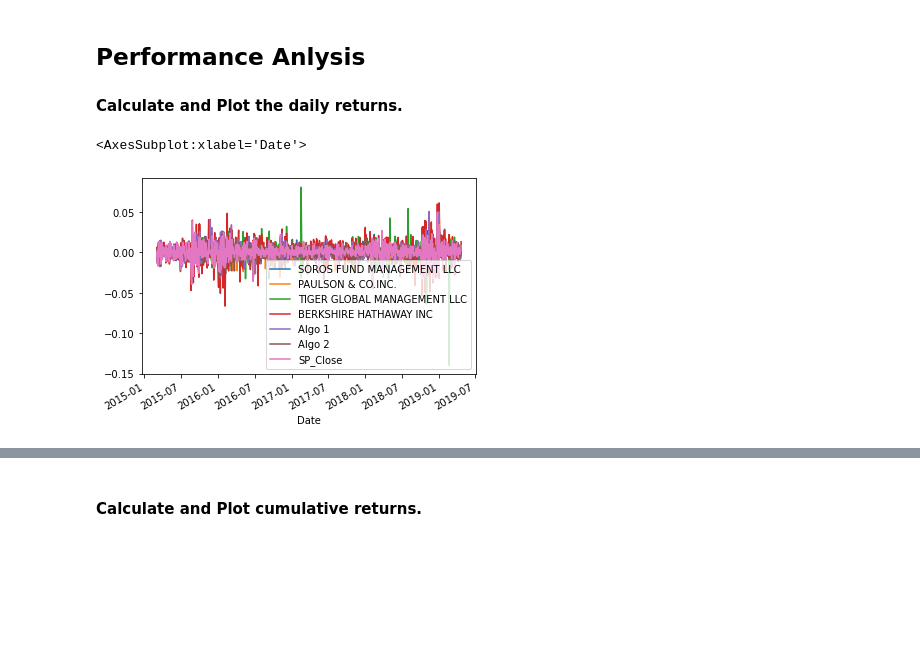
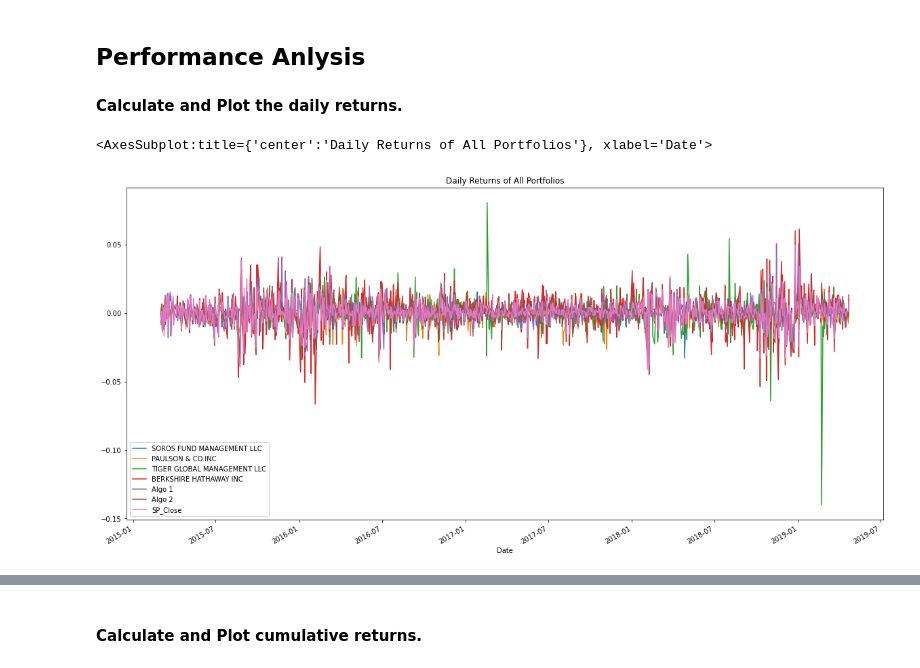
Before and after one commit to joseolasa/python-challenge, a Jupyter notebook: Whale_Analysis/whale_analysis.ipynb, the cells around one changed output, grey strips where cells are left out. Drawn from its saved outputs; the diff is of its cells as text; code cells hidden in the pictures; blank space fills up the shorter version.

```diff
--- a/Whale_Analysis/whale_analysis.ipynb
+++ b/Whale_Analysis/whale_analysis.ipynb
@@ -140,8 +136,8 @@ Close    float64
 dtype: object
 # %%
 # Calculate Daily Returns
-SP_returns = SP_returns.pct_change()
-SP_returns.head()
+sp_returns = sp_returns.pct_change()
+sp_returns.head()
 # %% [output]
 |  | Close |
 | Date |  |
@@ -152,8 +148,8 @@ SP_returns.head()
 | 2012-10-05 | -0.000322 |
 # %%
 # Drop nulls
-SP_returns.dropna(inplace= True)
-SP_returns.head()
+sp_returns.dropna(inplace= True)
+sp_returns.head()
 # %% [output]
 |  | Close |
 | Date |  |
@@ -164,6 +160,6 @@ SP_returns.head()
 | 2012-10-08 | -0.003457 |
 # %%
 # Rename `Close` Column to be specific to this portfolio.
-SP_returns = SP_returns.rename(columns={'Close':'SP_Close'})
+sp_returns = sp_returns.rename(columns={'Close':'SP_Close'})
 # %% [markdown]
 ## Combine Whale, Algorithmic, and S&P 500 Returns
@@ -190,7 +188,7 @@ Algo_returns.head()
 # %%
 # Join Whale Returns, Algorithmic Returns, and the S&P 500 Returns into a single DataFrame with columns for each portfolio's returns.
-All_returns = pd.concat([whale_returns, Algo_returns, SP_returns], axis= 'columns' , join = 'inner')
-All_returns.head()
+all_returns = pd.concat([whale_returns, algo_returns, sp_returns], axis= 'columns' , join = 'inner')
+all_returns.head()
 # %% [output]
 |  | SOROS FUND MANAGEMENT LLC | PAULSON & CO.INC. | TIGER GLOBAL MANAGEMENT LLC | BERKSHIRE HATHAWAY INC | Algo 1 | Algo 2 | ... |
 | Date |  |  |  |  |  |  | ... |
@@ -211,7 +209,7 @@ In this section, you will calculate and visualize performance and risk metrics f
 #### Calculate and Plot the daily returns.
 # %%
 # Plot daily returns of all portfolios
-All_returns.plot(kind='line')
+all_returns.plot(kind='line', figsize= fig_size, title = 'Daily Returns of All Portfolios')
 # %% [output]
-<AxesSubplot:xlabel='Date'>
+<AxesSubplot:title={'center':'Daily Returns of All Portfolios'}, xlabel='Date'>
-[figure, old version]
+[figure, new version]
```
Also changed, not shown: parts of 49 cells of this notebook, 2 other files.
